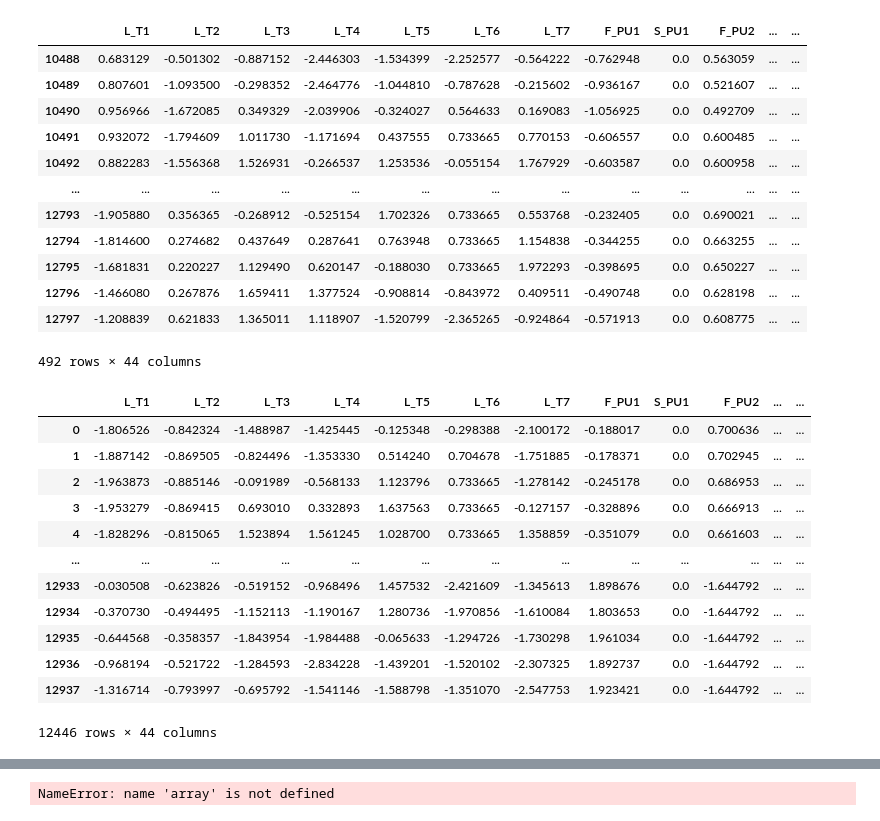
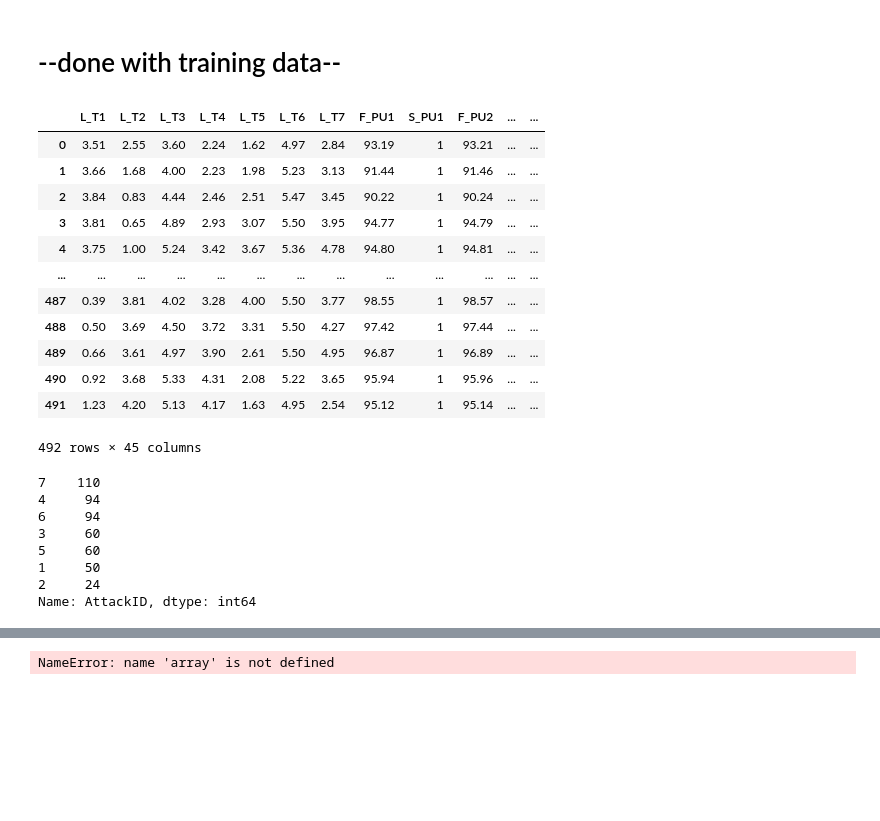
Before and after one commit to manu1003/meepc, a Jupyter notebook: batadel.ipynb, the cells around one changed output, grey strips where cells are left out. Drawn from its saved outputs; the diff is of its cells as text; code cells hidden in the pictures; blank space fills up the shorter version.

```diff
--- a/batadel.ipynb
+++ b/batadel.ipynb
@@ -77,32 +92,30 @@ df_attack=df[df['ATT_FLAG']==1]
+# %% [markdown]
+# --done with training data--
+# %%
+df_attack=pd.read_csv('/home/gajender/meepc/attackdata_labeledwithattacktype.csv')
+df_attack
+# %% [output]
+|  | L_T1 | L_T2 | L_T3 | L_T4 | L_T5 | L_T6 | L_T7 | F_PU1 | S_PU1 | F_PU2 | ... | ... |
+| 0 | 3.51 | 2.55 | 3.60 | 2.24 | 1.62 | 4.97 | 2.84 | 93.19 | 1 | 93.21 | ... | ... |
+| 1 | 3.66 | 1.68 | 4.00 | 2.23 | 1.98 | 5.23 | 3.13 | 91.44 | 1 | 91.46 | ... | ... |
+| 2 | 3.84 | 0.83 | 4.44 | 2.46 | 2.51 | 5.47 | 3.45 | 90.22 | 1 | 90.24 | ... | ... |
+| 3 | 3.81 | 0.65 | 4.89 | 2.93 | 3.07 | 5.50 | 3.95 | 94.77 | 1 | 94.79 | ... | ... |
+| 4 | 3.75 | 1.00 | 5.24 | 3.42 | 3.67 | 5.36 | 4.78 | 94.80 | 1 | 94.81 | ... | ... |
+| ... | ... | ... | ... | ... | ... | ... | ... | ... | ... | ... | ... | ... |
+| 487 | 0.39 | 3.81 | 4.02 | 3.28 | 4.00 | 5.50 | 3.77 | 98.55 | 1 | 98.57 | ... | ... |
+| 488 | 0.50 | 3.69 | 4.50 | 3.72 | 3.31 | 5.50 | 4.27 | 97.42 | 1 | 97.44 | ... | ... |
+| 489 | 0.66 | 3.61 | 4.97 | 3.90 | 2.61 | 5.50 | 4.95 | 96.87 | 1 | 96.89 | ... | ... |
+| 490 | 0.92 | 3.68 | 5.33 | 4.31 | 2.08 | 5.22 | 3.65 | 95.94 | 1 | 95.96 | ... | ... |
+| 491 | 1.23 | 4.20 | 5.13 | 4.17 | 1.63 | 4.95 | 2.54 | 95.12 | 1 | 95.14 | ... | ... |
+492 rows × 45 columns
 # %%
-df_attack
+df_attack['AttackID'].value_counts()
 # %% [output]
-|  | L_T1 | L_T2 | L_T3 | L_T4 | L_T5 | L_T6 | L_T7 | F_PU1 | S_PU1 | F_PU2 | ... | ... |
-| 10488 | 0.683129 | -0.501302 | -0.887152 | -2.446303 | -1.534399 | -2.252577 | -0.564222 | -0.762948 | 0.0 | 0.563059 | ... | ... |
-| 10489 | 0.807601 | -1.093500 | -0.298352 | -2.464776 | -1.044810 | -0.787628 | -0.215602 | -0.936167 | 0.0 | 0.521607 | ... | ... |
-| 10490 | 0.956966 | -1.672085 | 0.349329 | -2.039906 | -0.324027 | 0.564633 | 0.169083 | -1.056925 | 0.0 | 0.492709 | ... | ... |
-| 10491 | 0.932072 | -1.794609 | 1.011730 | -1.171694 | 0.437555 | 0.733665 | 0.770153 | -0.606557 | 0.0 | 0.600485 | ... | ... |
-| 10492 | 0.882283 | -1.556368 | 1.526931 | -0.266537 | 1.253536 | -0.055154 | 1.767929 | -0.603587 | 0.0 | 0.600958 | ... | ... |
-| ... | ... | ... | ... | ... | ... | ... | ... | ... | ... | ... | ... | ... |
-| 12793 | -1.905880 | 0.356365 | -0.268912 | -0.525154 | 1.702326 | 0.733665 | 0.553768 | -0.232405 | 0.0 | 0.690021 | ... | ... |
-| 12794 | -1.814600 | 0.274682 | 0.437649 | 0.287641 | 0.763948 | 0.733665 | 1.154838 | -0.344255 | 0.0 | 0.663255 | ... | ... |
-| 12795 | -1.681831 | 0.220227 | 1.129490 | 0.620147 | -0.188030 | 0.733665 | 1.972293 | -0.398695 | 0.0 | 0.650227 | ... | ... |
-| 12796 | -1.466080 | 0.267876 | 1.659411 | 1.377524 | -0.908814 | -0.843972 | 0.409511 | -0.490748 | 0.0 | 0.628198 | ... | ... |
-| 12797 | -1.208839 | 0.621833 | 1.365011 | 1.118907 | -1.520799 | -2.365265 | -0.924864 | -0.571913 | 0.0 | 0.608775 | ... | ... |
-492 rows × 44 columns
+7    110
+4     94
+6     94
+3     60
+5     60
+1     50
+2     24
+Name: AttackID, dtype: int64
-# %%
-df_normal
-# %% [output]
-|  | L_T1 | L_T2 | L_T3 | L_T4 | L_T5 | L_T6 | L_T7 | F_PU1 | S_PU1 | F_PU2 | ... | ... |
-| 0 | -1.806526 | -0.842324 | -1.488987 | -1.425445 | -0.125348 | -0.298388 | -2.100172 | -0.188017 | 0.0 | 0.700636 | ... | ... |
-| 1 | -1.887142 | -0.869505 | -0.824496 | -1.353330 | 0.514240 | 0.704678 | -1.751885 | -0.178371 | 0.0 | 0.702945 | ... | ... |
-| 2 | -1.963873 | -0.885146 | -0.091989 | -0.568133 | 1.123796 | 0.733665 | -1.278142 | -0.245178 | 0.0 | 0.686953 | ... | ... |
-| 3 | -1.953279 | -0.869415 | 0.693010 | 0.332893 | 1.637563 | 0.733665 | -0.127157 | -0.328896 | 0.0 | 0.666913 | ... | ... |
-| 4 | -1.828296 | -0.815065 | 1.523894 | 1.561245 | 1.028700 | 0.733665 | 1.358859 | -0.351079 | 0.0 | 0.661603 | ... | ... |
-| ... | ... | ... | ... | ... | ... | ... | ... | ... | ... | ... | ... | ... |
-| 12933 | -0.030508 | -0.623826 | -0.519152 | -0.968496 | 1.457532 | -2.421609 | -1.345613 | 1.898676 | 0.0 | -1.644792 | ... | ... |
-| 12934 | -0.370730 | -0.494495 | -1.152113 | -1.190167 | 1.280736 | -1.970856 | -1.610084 | 1.803653 | 0.0 | -1.644792 | ... | ... |
-| 12935 | -0.644568 | -0.358357 | -1.843954 | -1.984488 | -0.065633 | -1.294726 | -1.730298 | 1.961034 | 0.0 | -1.644792 | ... | ... |
-| 12936 | -0.968194 | -0.521722 | -1.284593 | -2.834228 | -1.439201 | -1.520102 | -2.307325 | 1.892737 | 0.0 | -1.644792 | ... | ... |
-| 12937 | -1.316714 | -0.793997 | -0.695792 | -1.541146 | -1.588798 | -1.351070 | -2.547753 | 1.923421 | 0.0 | -1.644792 | ... | ... |
-12446 rows × 44 columns
```
Also changed, not shown: parts of 30 cells of this notebook, 2 other files.
